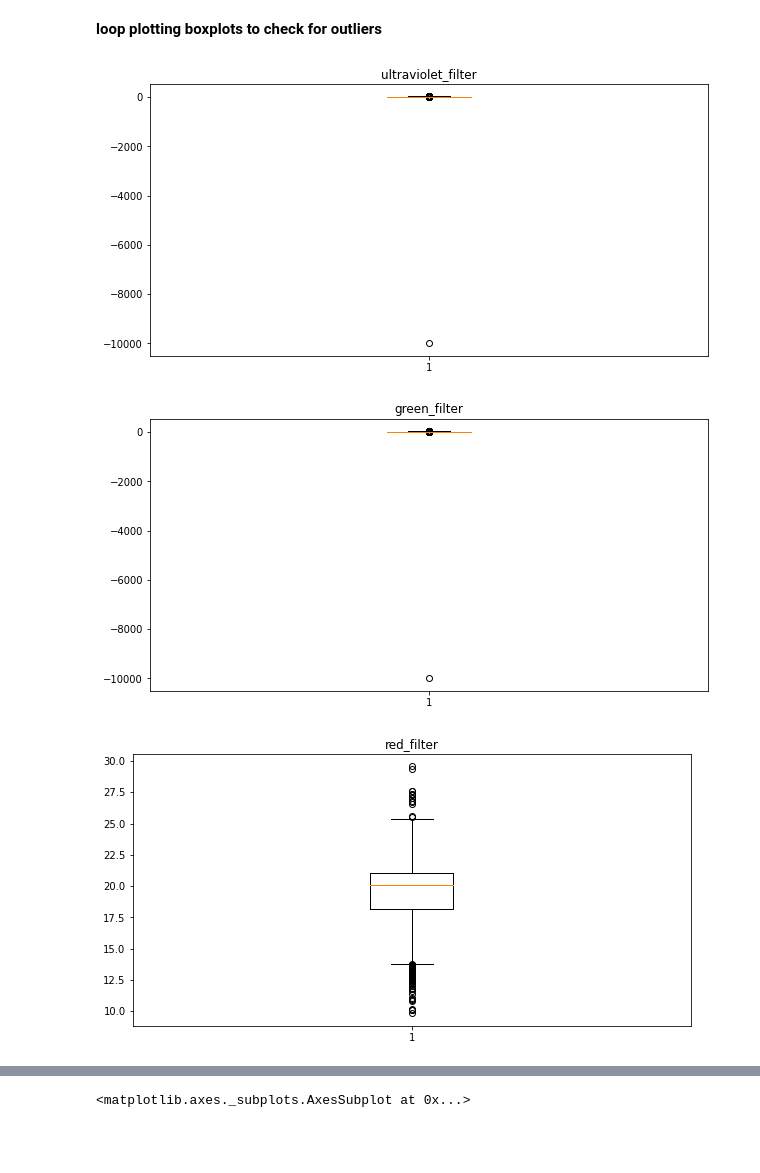
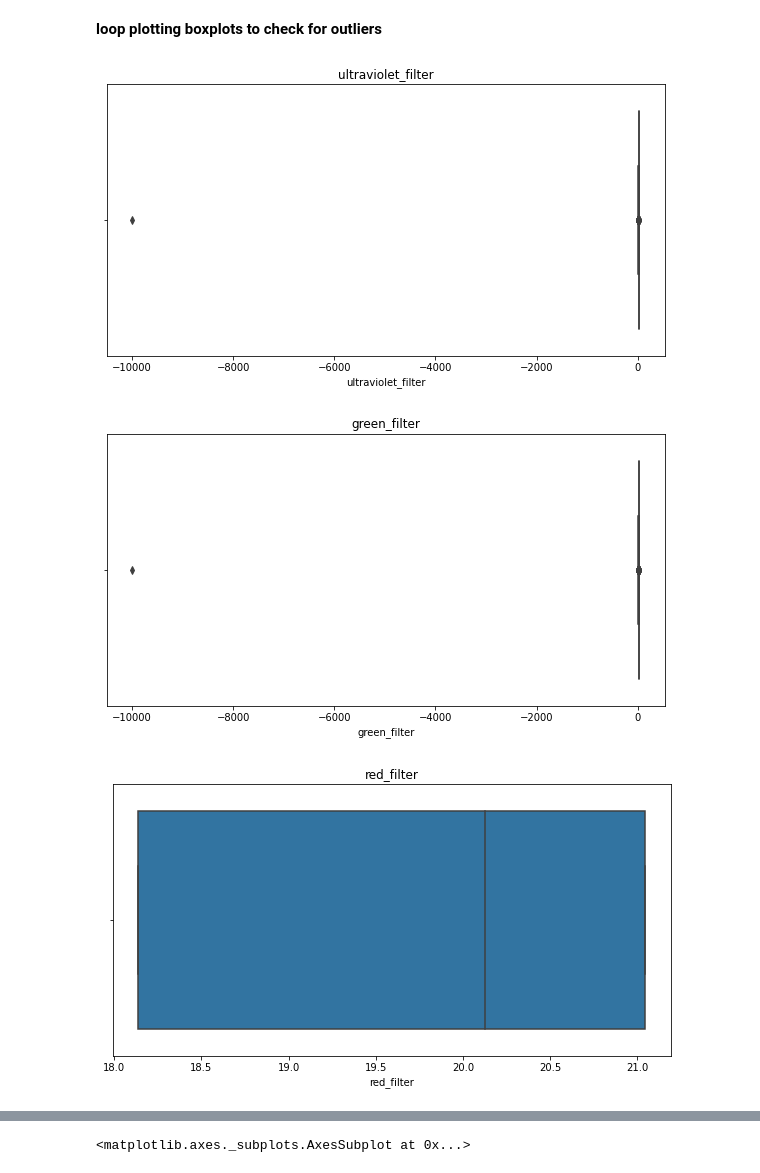
Before and after one commit to mojoyinkimberly/Star_Classification, a Jupyter notebook: Star_Classification.ipynb, the cells around one changed output, grey strips where cells are left out. Drawn from its saved outputs; the diff is of its cells as text; code cells hidden in the pictures; blank space fills up the shorter version.

```diff
--- a/Star_Classification.ipynb
+++ b/Star_Classification.ipynb
@@ -87,10 +87,10 @@ dtype: int64
 # %%
 for column in ['ultraviolet_filter', 'green_filter', 'red_filter', 'near_infrared_filter', 'infrared_filter', 'run_number', 'rerun_number', 'camera_column', 'modified_julian_date', 'redshift']:
   plt.figure(figsize=(10, 5))
-  plt.boxplot(data = renamed_star, x = column)
+  sns.boxplot(data = renamed_star, x = column)
   plt.title(column)
   plt.show()
 # %% [output]
-[figure, old version]
+[figure, new version]
-[figure, old version]
+[figure, new version]
-[figure, old version]
+[figure, new version]
```
Also changed, not shown: parts of 1 cell of this notebook.
